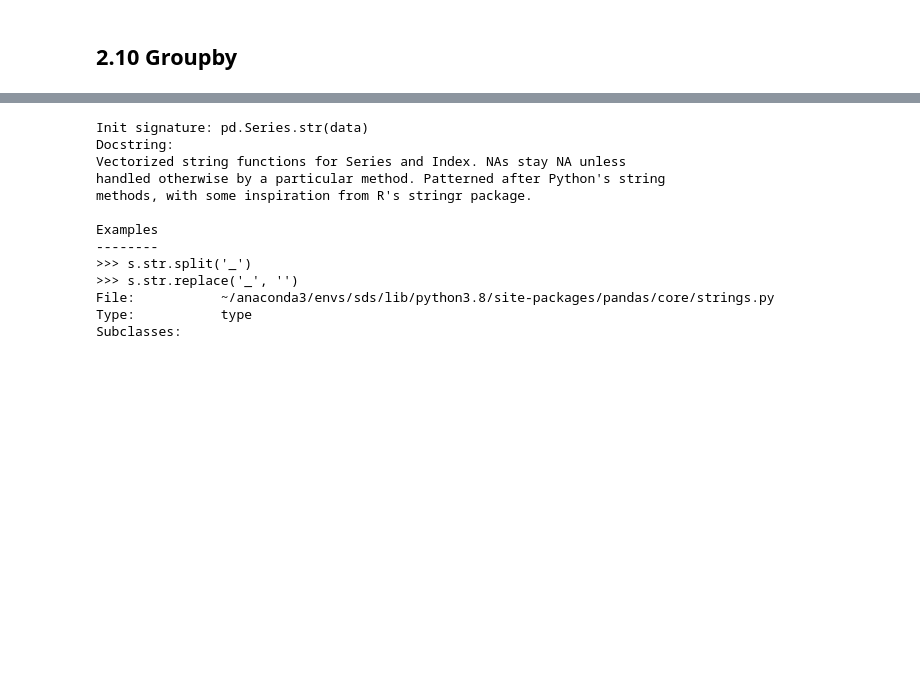
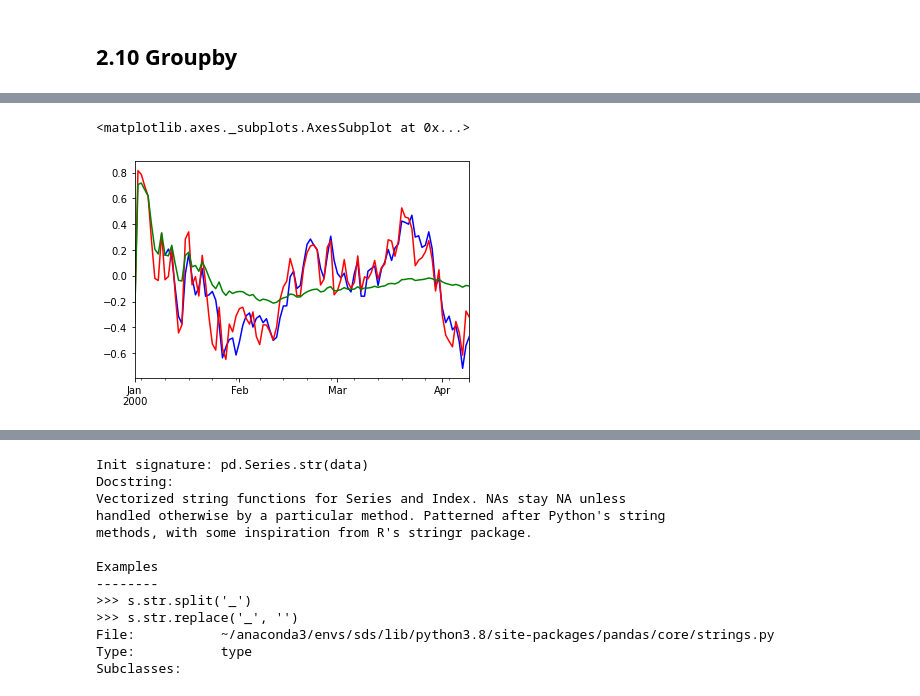
Before and after one commit to boyuan-li/BL-data-processing, a Jupyter notebook: Numpy and pandas.ipynb, the cells around one changed output, grey strips where cells are left out. Saved outputs shown, nothing was run; the diff lists cells and outputs as text; code cells hidden in the pictures; blank space fills up the shorter version.

```diff
--- a/Numpy and pandas.ipynb
+++ b/Numpy and pandas.ipynb
@@ -2229,0 +3300,7 @@ pd.melt(df, id_vars = ['key']).pivot(index = 'key', columns = 'variable', values
+# %%
+df['A'].rolling(window = 10).mean().plot(color = 'blue')
+df['A'].ewm(span = 10).mean().plot(color = 'red')
+df['A'].expanding().mean().plot(color = 'green')
+# %% [output]
+<matplotlib.axes._subplots.AxesSubplot at 0x...>
+[figure, added]
```
Also changed, not shown: parts of 141 cells of this notebook.
